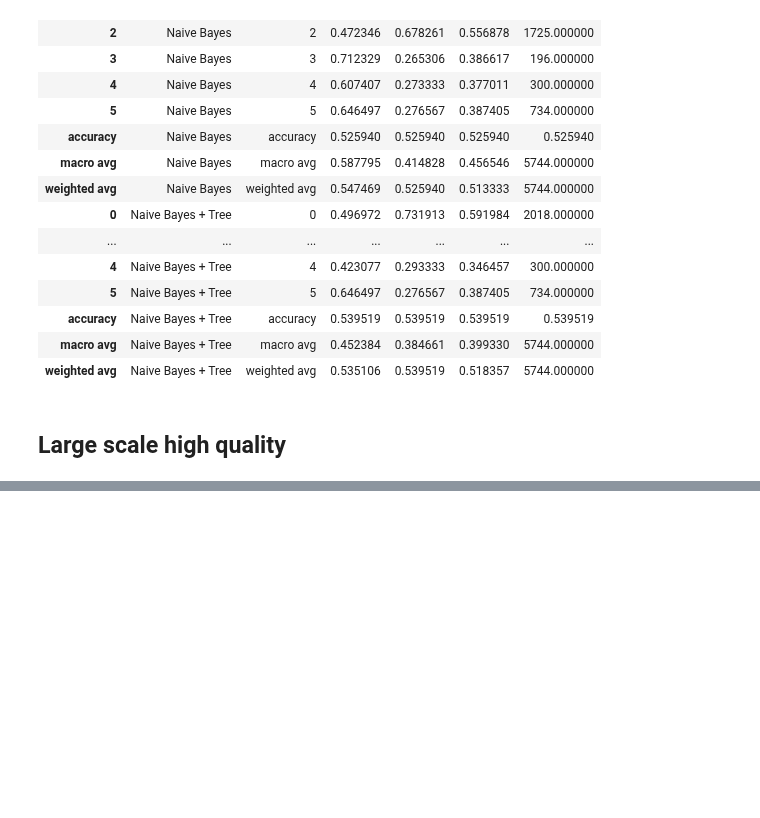
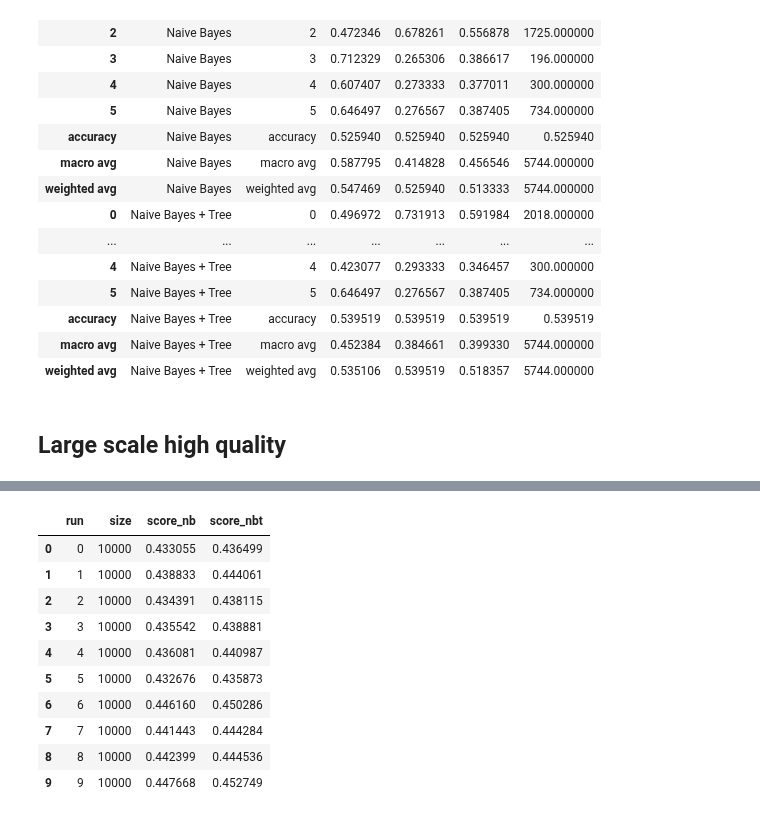
Before and after one commit to elangovana/bert-shortcuts, a Jupyter notebook: notebooks/chemprot_shortcut_analysis.ipynb, the cells around one changed output, grey strips where cells are left out. Saved outputs shown, nothing was run; the diff lists cells and outputs as text; code cells hidden in the pictures; blank space fills up the shorter version.

```diff
--- a/notebooks/chemprot_shortcut_analysis.ipynb
+++ b/notebooks/chemprot_shortcut_analysis.ipynb
@@ -1194,8 +1212,16 @@ df_highquality = load_valtest_pred(local_highquality_file)\
 # %%
-result_highquality_bp = train_and_predict_all_classifiers(df_highquality, min_df=1)
-print_report_all_classifiers(df_highquality["y"], result_highquality_bp,  all_labels)
+def compute_nb_multiple_runs(multi_runs):
+    result = []
+    for df in multi_runs:
+        result_highquality_bp = train_and_predict_all_classifiers(df, min_df=1)
+        print_report_all_classifiers(df["y"], result_highquality_bp,  all_labels)
 
 
-df_highquality["nb_predictions"]=result_highquality_bp[NAIVE_BAYES]["predictions"]
+        df["nb_predictions"]=result_highquality_bp[NAIVE_BAYES]["predictions"]
+
+        result.append( result_highquality_bp )
+    return result
+
+random_runs_results = compute_nb_multiple_runs(random_runs)
 # %% [output]
 Training Naive Bayes
@@ -1918,0 +1274,35 @@ print(df_summ.to_latex(index=False, formatters = {"precision": float_percent_for
+# %%
+def compute_multiple_runs_cohen_kappa(runs_df, runs_results):
+    result = []
+    for i, (df, df_results) in enumerate(zip(runs_df, runs_results)):
+        score_nb = sklearn.metrics.cohen_kappa_score(df["y"],
+                                  df_results[NAIVE_BAYES]["predictions"]
+                                  )
+        score_nbt = sklearn.metrics.cohen_kappa_score(df["y"],
+                                  df_results[NAIVE_BAYES_WITH_TREE]["predictions"]
+                                  )
+
+        result.append({
+            "run" : i,
+            "size" : len(df),
+            "score_nb": score_nb,
+            "score_nbt": score_nbt
+        })
+    result = pd.DataFrame(result)
+    return result
+# %%
+df_k = compute_multiple_runs_cohen_kappa(random_runs, random_runs_results)
+# %%
+df_k
+# %% [output]
+|  | run | size | score_nb | score_nbt |
+| 0 | 0 | 10000 | 0.433055 | 0.436499 |
+| 1 | 1 | 10000 | 0.438833 | 0.444061 |
+| 2 | 2 | 10000 | 0.434391 | 0.438115 |
+| 3 | 3 | 10000 | 0.435542 | 0.438881 |
+| 4 | 4 | 10000 | 0.436081 | 0.440987 |
+| 5 | 5 | 10000 | 0.432676 | 0.435873 |
+| 6 | 6 | 10000 | 0.446160 | 0.450286 |
+| 7 | 7 | 10000 | 0.441443 | 0.444284 |
+| 8 | 8 | 10000 | 0.442399 | 0.444536 |
+| 9 | 9 | 10000 | 0.447668 | 0.452749 |
```
Also changed, not shown: parts of 34 cells of this notebook.
